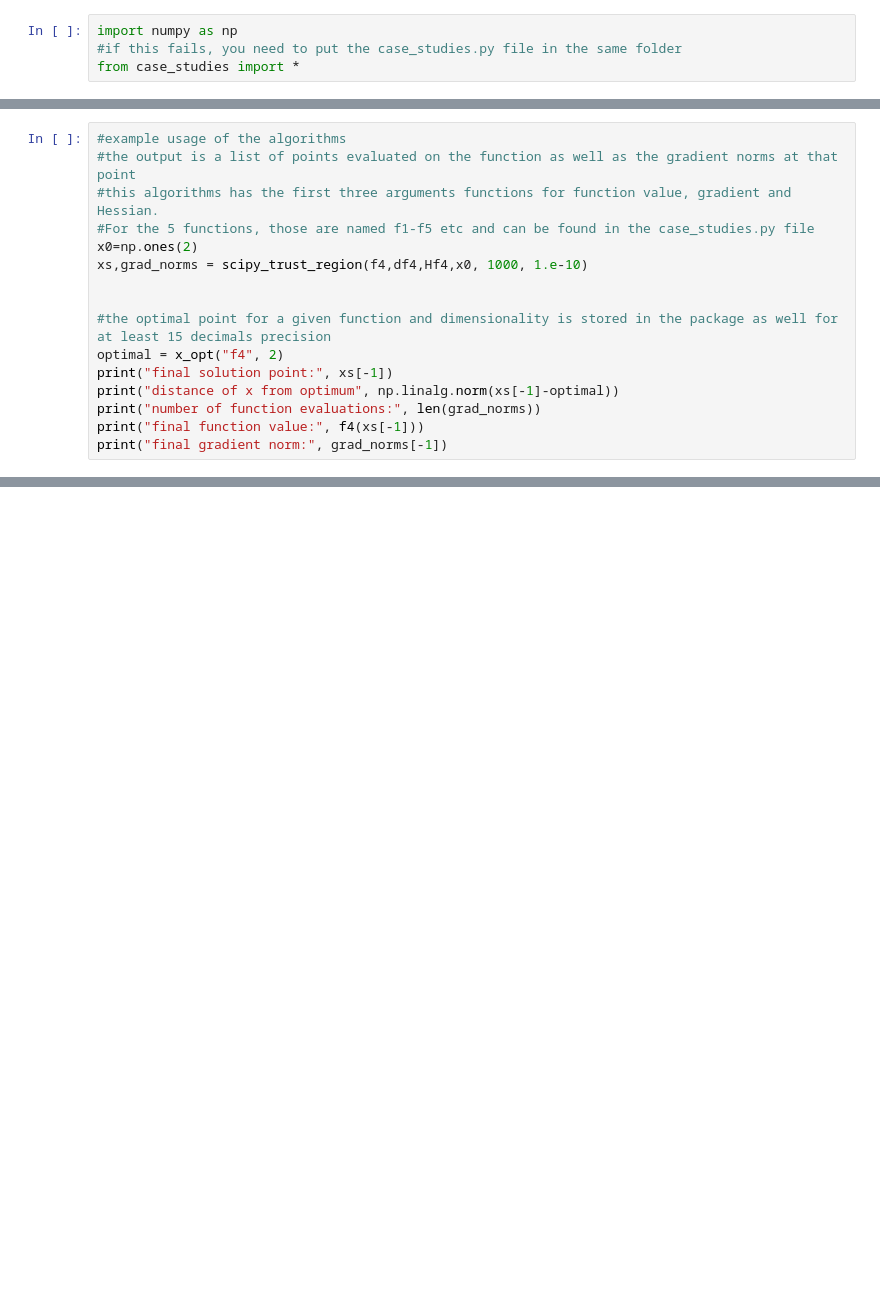
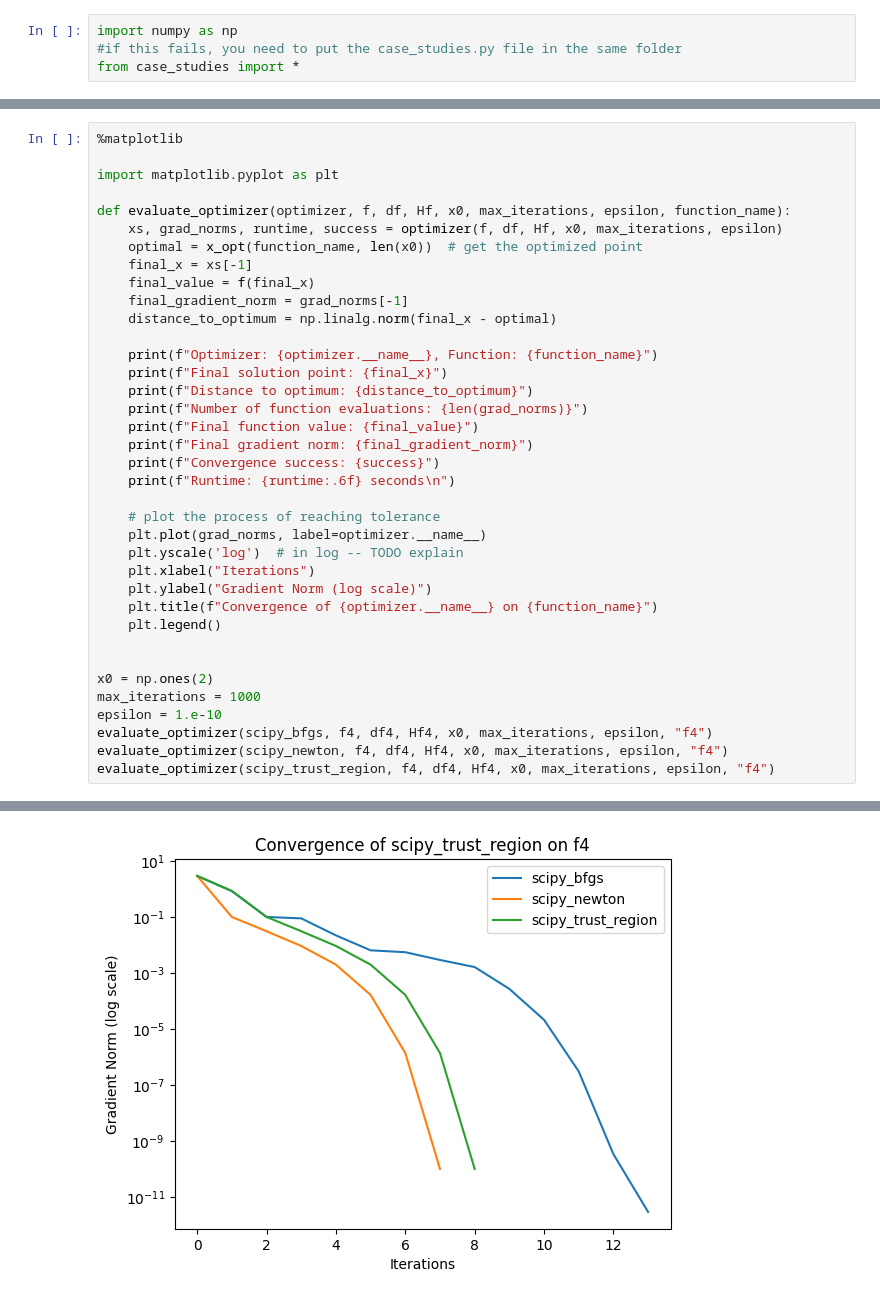
Before and after one commit to santiweide/ku2025-no, a Jupyter notebook: code_week1/Assignment_Notebook.ipynb, the cells around one changed output, grey strips where cells are left out. Drawn from its saved outputs; the diff is of its cells as text; blank space fills up the shorter version.

Commit message:
add evaluation for f4

```diff
--- a/code_week1/Assignment_Notebook.ipynb
+++ b/code_week1/Assignment_Notebook.ipynb
@@ -44,17 +51,38 @@ def scipy_trust_region(f,df,Hf,x0,max_iterations,epsilon):
 # %%
-#example usage of the algorithms
-#the output is a list of points evaluated on the function as well as the gradient norms at that point
-#this algorithms has the first three arguments functions for function value, gradient and Hessian.
-#For the 5 functions, those are named f1-f5 etc and can be found in the case_studies.py file
-x0=np.ones(2)
-xs,grad_norms = scipy_trust_region(f4,df4,Hf4,x0, 1000, 1.e-10)
+%matplotlib
+
+import matplotlib.pyplot as plt
+
+def evaluate_optimizer(optimizer, f, df, Hf, x0, max_iterations, epsilon, function_name):
+    xs, grad_norms, runtime, success = optimizer(f, df, Hf, x0, max_iterations, epsilon)
+    optimal = x_opt(function_name, len(x0))  # get the optimized point
+    final_x = xs[-1]
+    final_value = f(final_x)
+    final_gradient_norm = grad_norms[-1]
+    distance_to_optimum = np.linalg.norm(final_x - optimal)
+
+    print(f"Optimizer: {optimizer.__name__}, Function: {function_name}")
+    print(f"Final solution point: {final_x}")
+    print(f"Distance to optimum: {distance_to_optimum}")
+    print(f"Number of function evaluations: {len(grad_norms)}")
+    print(f"Final function value: {final_value}")
+    print(f"Final gradient norm: {final_gradient_norm}")
+    print(f"Convergence success: {success}")
+    print(f"Runtime: {runtime:.6f} seconds\n")
+
+    # plot the process of reaching tolerance
+    plt.plot(grad_norms, label=optimizer.__name__)
+    plt.yscale('log')  # in log -- TODO explain
+    plt.xlabel("Iterations")
+    plt.ylabel("Gradient Norm (log scale)")
+    plt.title(f"Convergence of {optimizer.__name__} on {function_name}")
+    plt.legend()
 
 
-#the optimal point for a given function and dimensionality is stored in the package as well for at least 15 decimals precision
-optimal = x_opt("f4", 2)
-print("final solution point:", xs[-1])
-print("distance of x from optimum", np.linalg.norm(xs[-1]-optimal))
-print("number of function evaluations:", len(grad_norms))
-print("final function value:", f4(xs[-1]))
-print("final gradient norm:", grad_norms[-1])
+x0 = np.ones(2)
+max_iterations = 1000
+epsilon = 1.e-10
+evaluate_optimizer(scipy_bfgs, f4, df4, Hf4, x0, max_iterations, epsilon, "f4")
+evaluate_optimizer(scipy_newton, f4, df4, Hf4, x0, max_iterations, epsilon, "f4")
+evaluate_optimizer(scipy_trust_region, f4, df4, Hf4, x0, max_iterations, epsilon, "f4")
 # %% [output]
@@ -65,0 +106 @@ final gradient norm: 9.977761920841575e-11
+[figure, added]
```
Also changed, not shown: parts of 3 cells of this notebook, 1 other file.
